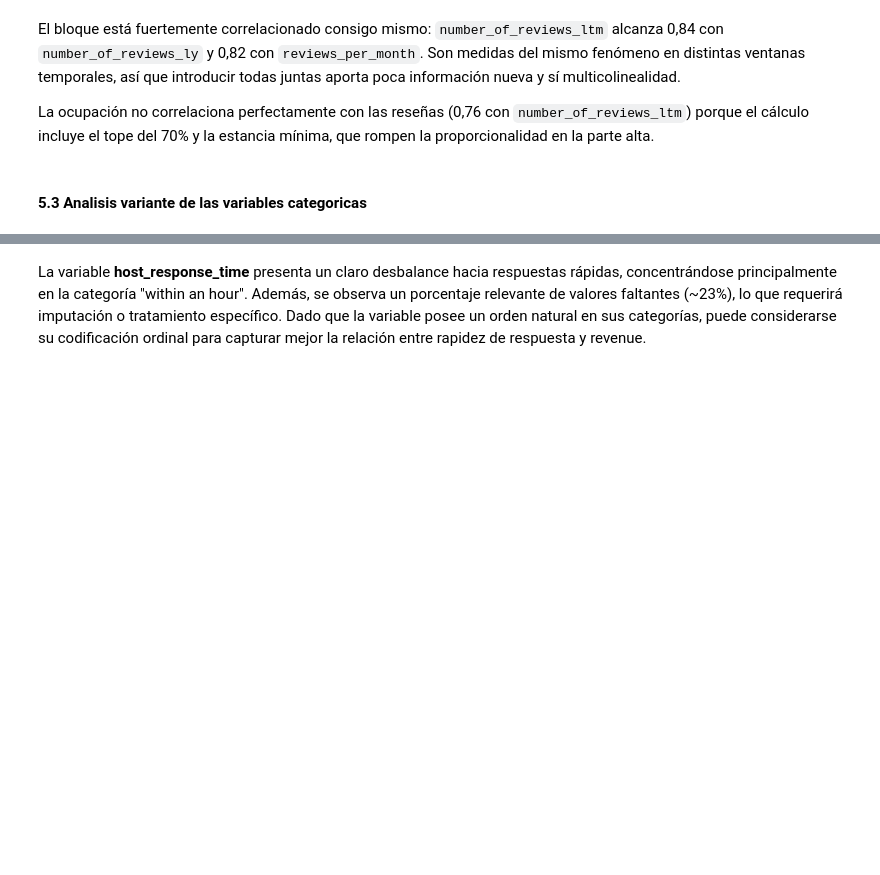
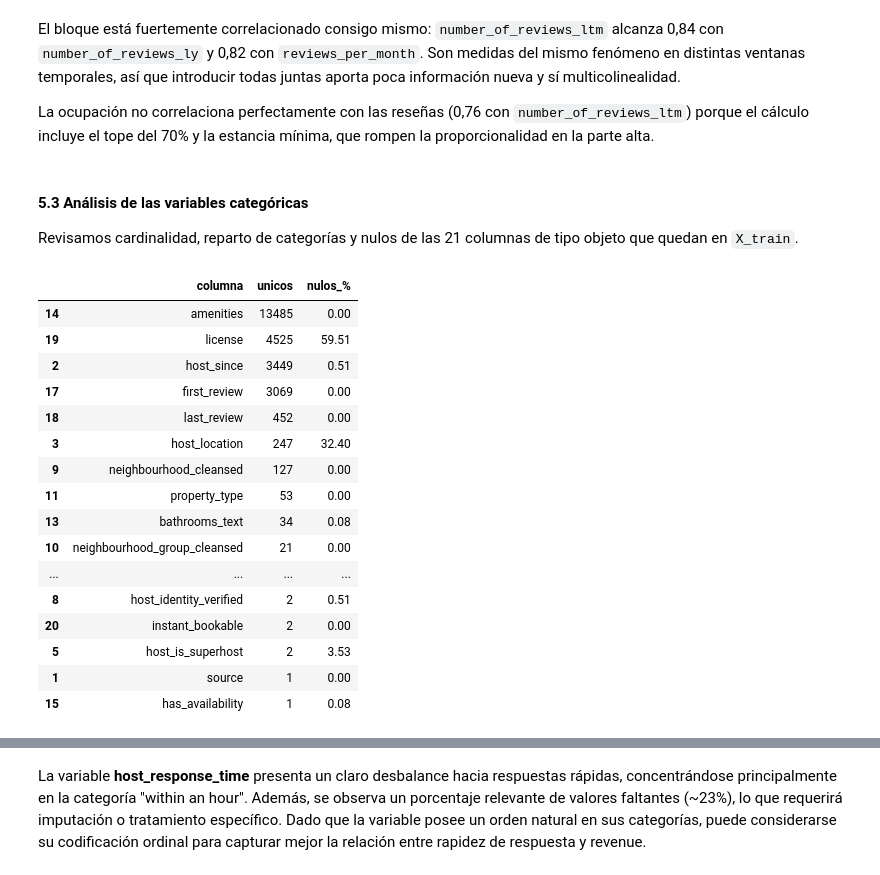
Before and after one commit to HimuraFresh/madrid-rental-revenue-prediction, a Jupyter notebook: notebooks/main.ipynb, the cells around one changed output, grey strips where cells are left out. Drawn from its saved outputs; the diff is of its cells as text; code cells hidden in the pictures; blank space fills up the shorter version.

```diff
--- a/notebooks/main.ipynb
+++ b/notebooks/main.ipynb
@@ -806,4 +806,7 @@ La ocupación no correlaciona perfectamente con las reseñas (0,76 con
 `number_of_reviews_ltm`) porque el cálculo incluye el tope del 70% y la estancia
 mínima, que rompen la proporcionalidad en la parte alta.
 # %% [markdown]
-#### 5.3 Analisis variante de las variables categoricas
+#### 5.3 Análisis de las variables categóricas
+
+Revisamos cardinalidad, reparto de categorías y nulos de las 21 columnas de
+tipo objeto que quedan en `X_train`.
@@ -812,3 +812,0 @@ len(cat_cols)
-# %%
-for col in cat_cols:
-    print(f"Para \033[1m{col}\033[0m hay {df[col].nunique()} valores únicos")
@@ -817,0 +813,26 @@ cat_model
+# %%
+cardinalidad_cat = pd.DataFrame({
+    "columna": cat_cols,
+    "unicos": [X_train[col].nunique() for col in cat_cols],
+    "nulos_%": [X_train[col].isna().mean() * 100 for col in cat_cols],
+}).sort_values("unicos", ascending=False)
+
+cardinalidad_cat
+# %% [output]
+|  | columna | unicos | nulos_% |
+| 14 | amenities | 13485 | 0.00 |
+| 19 | license | 4525 | 59.51 |
+| 2 | host_since | 3449 | 0.51 |
+| 17 | first_review | 3069 | 0.00 |
+| 18 | last_review | 452 | 0.00 |
+| 3 | host_location | 247 | 32.40 |
+| 9 | neighbourhood_cleansed | 127 | 0.00 |
+| 11 | property_type | 53 | 0.00 |
+| 13 | bathrooms_text | 34 | 0.08 |
+| 10 | neighbourhood_group_cleansed | 21 | 0.00 |
+| ... | ... | ... | ... |
+| 8 | host_identity_verified | 2 | 0.51 |
+| 20 | instant_bookable | 2 | 0.00 |
+| 5 | host_is_superhost | 2 | 3.53 |
+| 1 | source | 1 | 0.00 |
+| 15 | has_availability | 1 | 0.08 |
```
Also changed, not shown: parts of 14 cells of this notebook.
